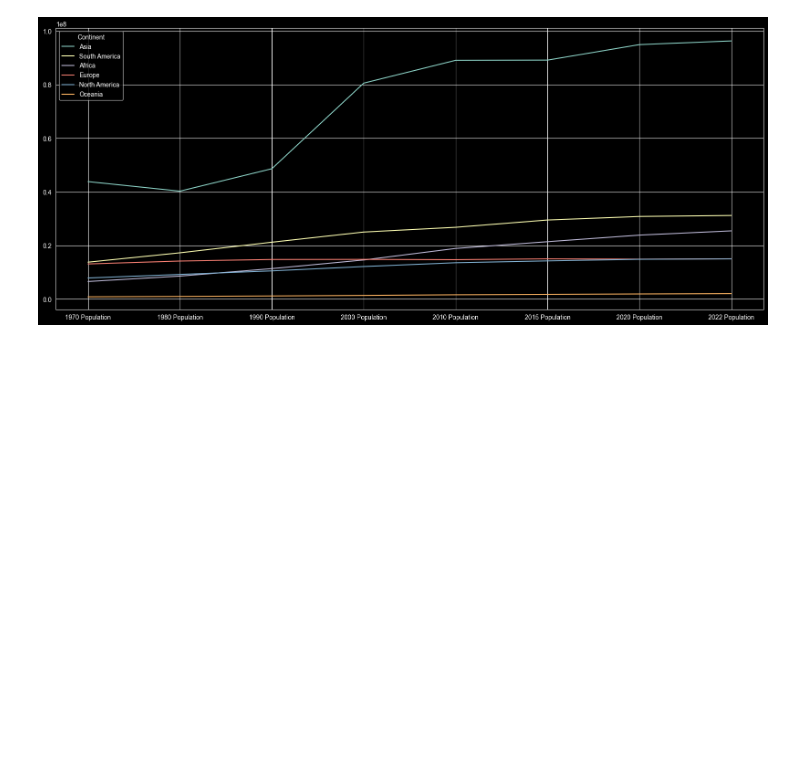
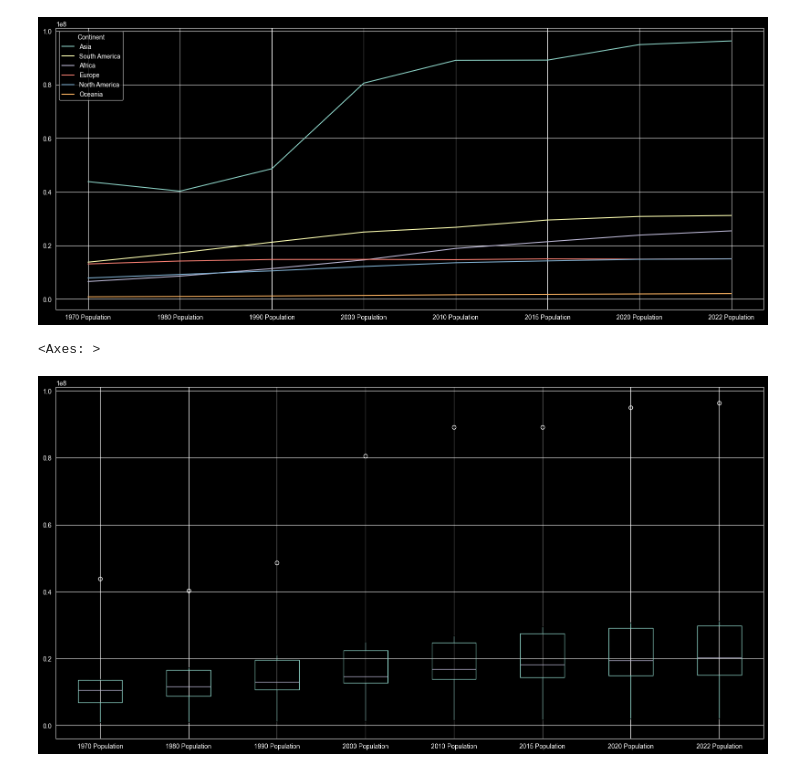
Before and after one commit to krasigarev/Exploratory-Data-Analysis-in-Pandas, a Jupyter notebook: EDA_project_1.ipynb, the cells around one changed output. Saved outputs shown, nothing was run; the diff lists cells and outputs as text; code cells hidden in the pictures; blank space fills up the shorter version.

```diff
--- a/EDA_project_1.ipynb
+++ b/EDA_project_1.ipynb
@@ -382,3 +383,8 @@ df3.plot()
 # %% [output]
 <Axes: >
 [figure]
+# %%
+df2.boxplot(figsize=(20,10))
+# %% [output]
+<Axes: >
+[figure, added]
```
Also changed, not shown: parts of 4 cells of this notebook.
